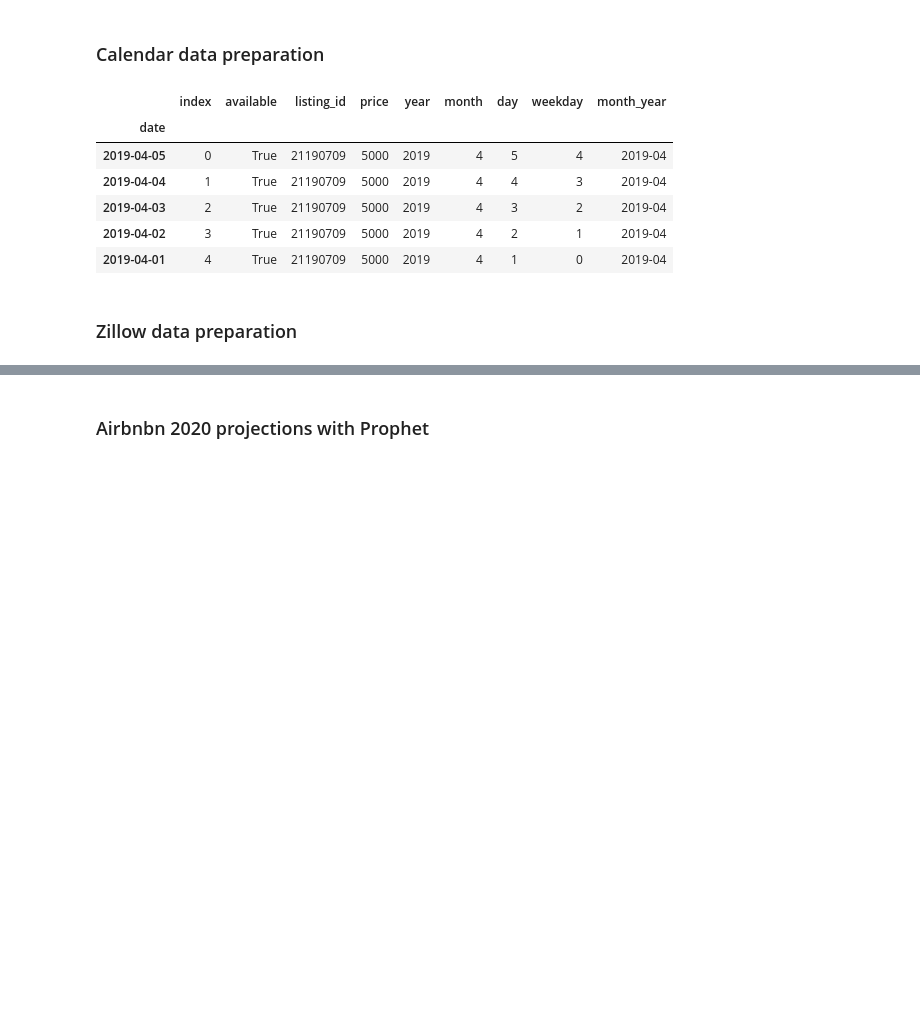
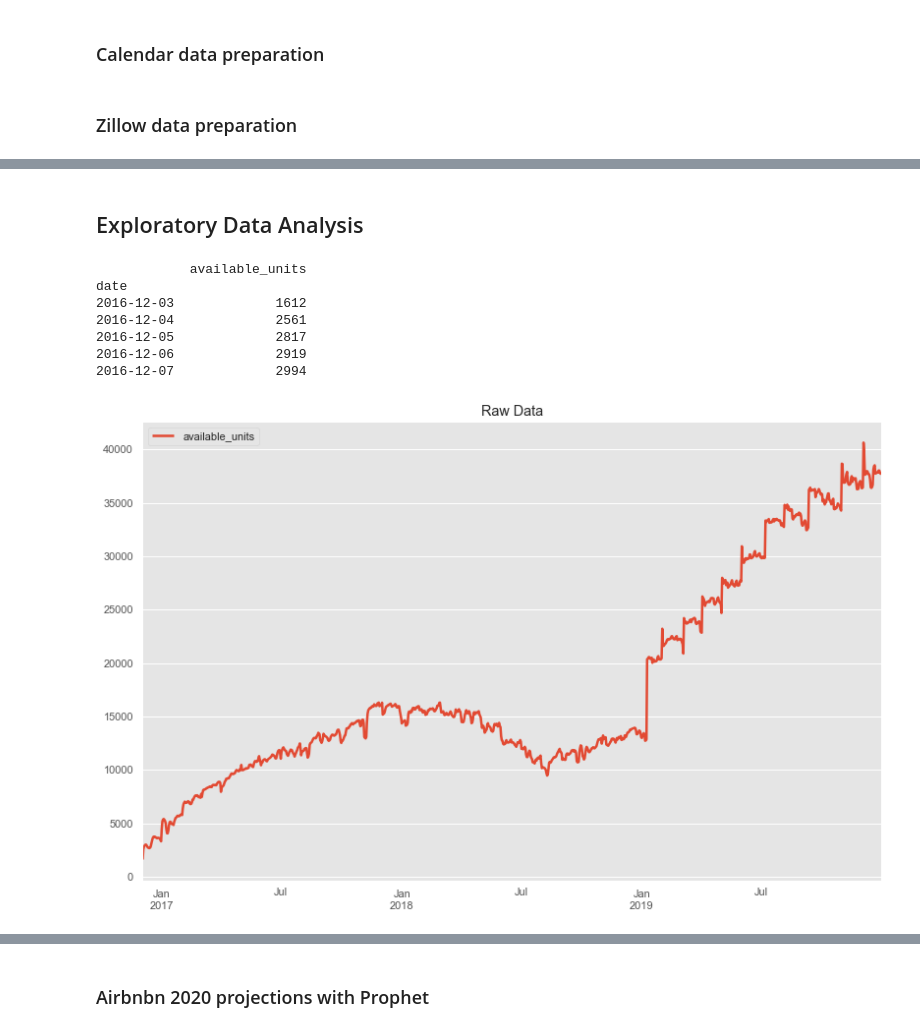
Before and after one commit to KishenSharma6/Airbnb-Analysis, a Jupyter notebook: Project Codes/05. Modeling/2020_0214_Calendar_TimeSeries.ipynb, the cells around one changed output, grey strips where cells are left out. Saved outputs shown, nothing was run; the diff lists cells and outputs as text; code cells hidden in the pictures; blank space fills up the shorter version.

```diff
--- a/Project Codes/05. Modeling/2020_0214_Calendar_TimeSeries.ipynb
+++ b/Project Codes/05. Modeling/2020_0214_Calendar_TimeSeries.ipynb
@@ -79,21 +83,14 @@ calendar.set_index('date', inplace=True)
-# %%
-#Extract data from index and assign to columns
-calendar['year'] = calendar.index.year
-calendar['month'] = calendar.index.month
-calendar['day'] = calendar.index.day
-calendar['weekday'] = calendar.index.weekday
-calendar['month_year'] = calendar.index.to_period('M')
-
-#Check
-calendar.head()
-# %% [output]
-|  | index | available | listing_id | price | year | month | day | weekday | month_year |
-| date |  |  |  |  |  |  |  |  |  |
-| 2019-04-05 | 0 | True | 21190709 | 5000 | 2019 | 4 | 5 | 4 | 2019-04 |
-| 2019-04-04 | 1 | True | 21190709 | 5000 | 2019 | 4 | 4 | 3 | 2019-04 |
-| 2019-04-03 | 2 | True | 21190709 | 5000 | 2019 | 4 | 3 | 2 | 2019-04 |
-| 2019-04-02 | 3 | True | 21190709 | 5000 | 2019 | 4 | 2 | 1 | 2019-04 |
-| 2019-04-01 | 4 | True | 21190709 | 5000 | 2019 | 4 | 1 | 0 | 2019-04 |
+# %%
+#Set date as index in calendar
+calendar.set_index('date', inplace=True)
+
+#Get a count of the total number of Airbnb rental units per day
+airbnbs = calendar.groupby(['date'])['listing_id'].count()
+airbnbs = airbnbs.reset_index()
+
+#Clean up airbnbs df
+airbnbs.columns = ['date', 'available_units']
+airbnbs.set_index('date', inplace=True)
 # %% [markdown]
 ### Zillow data preparation
 # %%
@@ -109,3 +106,22 @@ zillow.head()
 | 2010-05-01 | Virginia Beach | Virginia Beach City | Virginia Beach-Norfolk-Newport News | 23462 | VA | 83 | 3 | 1200 |
 | 2010-06-01 | Virginia Beach | Virginia Beach City | Virginia Beach-Norfolk-Newport News | 23462 | VA | 83 | 3 | 1250 |
 | 2010-07-01 | Virginia Beach | Virginia Beach City | Virginia Beach-Norfolk-Newport News | 23462 | VA | 83 | 3 | 1225 |
+# %% [markdown]
+## Exploratory Data Analysis
+# %%
+#Preview airbnbs data
+print(airbnbs.head())
+
+#Visualize airbnbs data
+g = airbnbs.plot(figsize = (12,8),linewidth = 2.5, title = 'Raw Data',)
+g.set_xlabel('')
+g.grid(False, axis = 'x')
+# %% [output]
+            available_units
+date
+2016-12-03             1612
+2016-12-04             2561
+2016-12-05             2817
+2016-12-06             2919
+2016-12-07             2994
+[figure, added]
```
Also changed, not shown: parts of 19 cells of this notebook.
